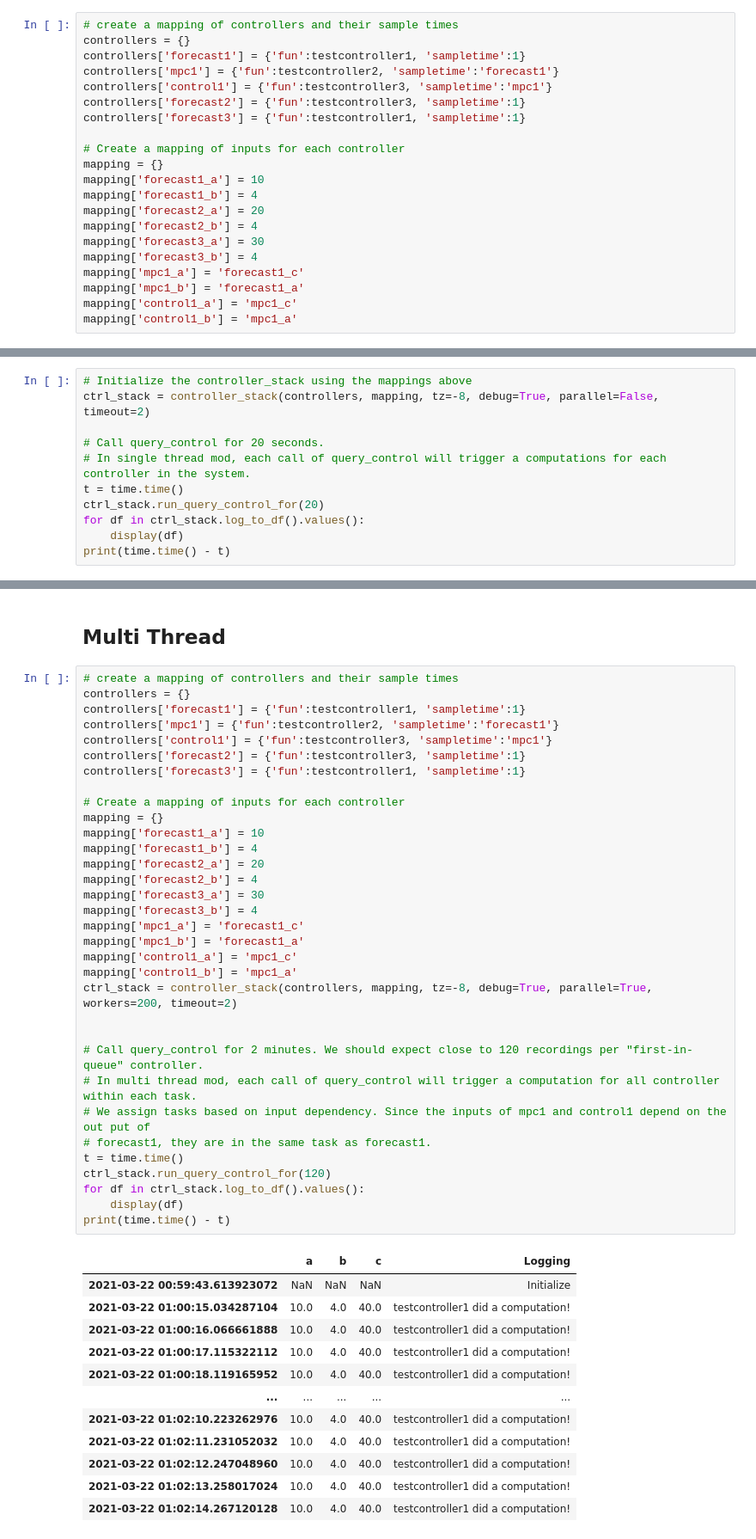
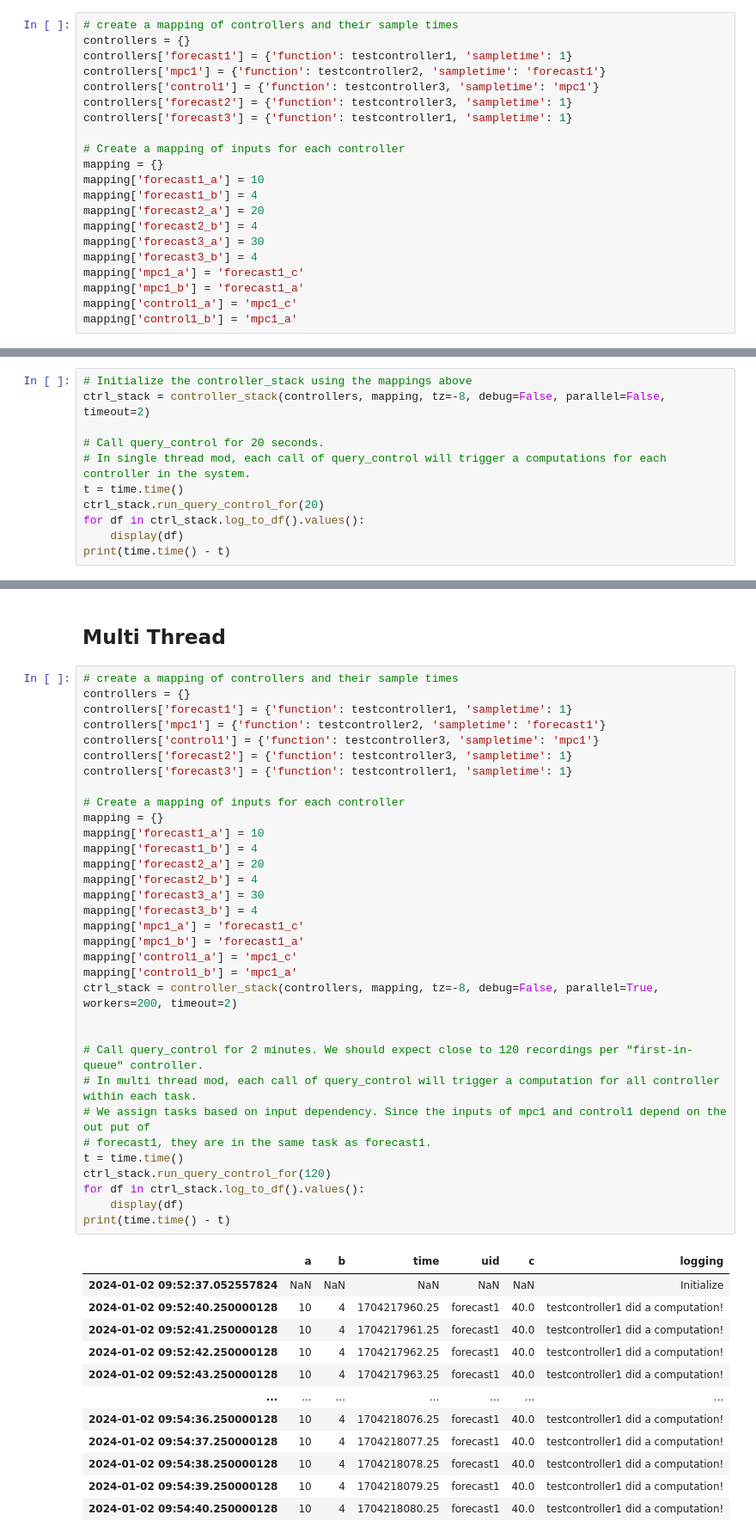
Before and after one commit to LBNL-ETA/FMLC, a Jupyter notebook: examples/Test.ipynb, the cells around one changed output, grey strips where cells are left out. Shown at 86% size. Saved outputs shown, nothing was run; the diff lists cells and outputs as text.

```diff
--- a/examples/Test.ipynb
+++ b/examples/Test.ipynb
@@ -71,11 +68,11 @@ Output {'c': 1804}
 # %%
 # create a mapping of controllers and their sample times
 controllers = {}
-controllers['forecast1'] = {'fun':testcontroller1, 'sampletime':1}
-controllers['mpc1'] = {'fun':testcontroller2, 'sampletime':'forecast1'}
-controllers['control1'] = {'fun':testcontroller3, 'sampletime':'mpc1'}
-controllers['forecast2'] = {'fun':testcontroller3, 'sampletime':1}
-controllers['forecast3'] = {'fun':testcontroller1, 'sampletime':1}
+controllers['forecast1'] = {'function': testcontroller1, 'sampletime': 1}
+controllers['mpc1'] = {'function': testcontroller2, 'sampletime': 'forecast1'}
+controllers['control1'] = {'function': testcontroller3, 'sampletime': 'mpc1'}
+controllers['forecast2'] = {'function': testcontroller3, 'sampletime': 1}
+controllers['forecast3'] = {'function': testcontroller1, 'sampletime': 1}
 
 # Create a mapping of inputs for each controller
 mapping = {}
@@ -93,7 +90,7 @@ mapping['control1_b'] = 'mpc1_a'
 ## Single Thread
 # %%
 # Initialize the controller_stack using the mappings above
-ctrl_stack = controller_stack(controllers, mapping, tz=-8, debug=True, parallel=False, timeout=2)
+ctrl_stack = controller_stack(controllers, mapping, tz=-8, debug=False, parallel=False, timeout=2)
 
 # Call query_control for 20 seconds.
 # In single thread mod, each call of query_control will trigger a computations for each controller in the system.
@@ -144,46 +171,46 @@ print(time.time() - t)
 # %%
 # create a mapping of controllers and their sample times
 controllers = {}
-controllers['forecast1'] = {'fun':testcontroller1, 'sampletime':1}
-controllers['mpc1'] = {'fun':testcontroller2, 'sampletime':'forecast1'}
-controllers['control1'] = {'fun':testcontroller3, 'sampletime':'mpc1'}
-controllers['forecast2'] = {'fun':testcontroller3, 'sampletime':1}
-controllers['forecast3'] = {'fun':testcontroller1, 'sampletime':1}
+controllers['forecast1'] = {'function': testcontroller1, 'sampletime': 1}
+controllers['mpc1'] = {'function': testcontroller2, 'sampletime': 'forecast1'}
+controllers['control1'] = {'function': testcontroller3, 'sampletime': 'mpc1'}
+controllers['forecast2'] = {'function': testcontroller3, 'sampletime': 1}
+controllers['forecast3'] = {'function': testcontroller1, 'sampletime': 1}
 
 # Create a mapping of inputs for each controller
 mapping = {}
 mapping['forecast1_a'] = 10
 mapping['forecast1_b'] = 4
 mapping['forecast2_a'] = 20
 mapping['forecast2_b'] = 4
 mapping['forecast3_a'] = 30
 mapping['forecast3_b'] = 4
 mapping['mpc1_a'] = 'forecast1_c'
 mapping['mpc1_b'] = 'forecast1_a'
 mapping['control1_a'] = 'mpc1_c'
 mapping['control1_b'] = 'mpc1_a'
-ctrl_stack = controller_stack(controllers, mapping, tz=-8, debug=True, parallel=True, workers=200, timeout=2)
+ctrl_stack = controller_stack(controllers, mapping, tz=-8, debug=False, parallel=True, workers=200, timeout=2)
 
 
 # Call query_control for 2 minutes. We should expect close to 120 recordings per "first-in-queue" controller.
 # In multi thread mod, each call of query_control will trigger a computation for all controller within each task.
 # We assign tasks based on input dependency. Since the inputs of mpc1 and control1 depend on the out put of
 # forecast1, they are in the same task as forecast1.
 t = time.time()
 ctrl_stack.run_query_control_for(120)
 for df in ctrl_stack.log_to_df().values():
     display(df)
 print(time.time() - t)
 # %% [output]
-|  | a | b | c | Logging |
-| 2021-03-22 00:59:43.613923072 | NaN | NaN | NaN | Initialize |
-| 2021-03-22 01:00:15.034287104 | 10.0 | 4.0 | 40.0 | testcontroller1 did a computation! |
-| 2021-03-22 01:00:16.066661888 | 10.0 | 4.0 | 40.0 | testcontroller1 did a computation! |
-| 2021-03-22 01:00:17.115322112 | 10.0 | 4.0 | 40.0 | testcontroller1 did a computation! |
-| 2021-03-22 01:00:18.119165952 | 10.0 | 4.0 | 40.0 | testcontroller1 did a computation! |
-| ... | ... | ... | ... | ... |
-| 2021-03-22 01:02:10.223262976 | 10.0 | 4.0 | 40.0 | testcontroller1 did a computation! |
-| 2021-03-22 01:02:11.231052032 | 10.0 | 4.0 | 40.0 | testcontroller1 did a computation! |
-| 2021-03-22 01:02:12.247048960 | 10.0 | 4.0 | 40.0 | testcontroller1 did a computation! |
-| 2021-03-22 01:02:13.258017024 | 10.0 | 4.0 | 40.0 | testcontroller1 did a computation! |
-| 2021-03-22 01:02:14.267120128 | 10.0 | 4.0 | 40.0 | testcontroller1 did a computation! |
+|  | a | b | time | uid | c | logging |
+| 2024-01-02 09:52:37.052557824 | NaN | NaN | NaN | NaN | NaN | Initialize |
+| 2024-01-02 09:52:40.250000128 | 10 | 4 | 1704217960.25 | forecast1 | 40.0 | testcontroller1 did a computation! |
+| 2024-01-02 09:52:41.250000128 | 10 | 4 | 1704217961.25 | forecast1 | 40.0 | testcontroller1 did a computation! |
+| 2024-01-02 09:52:42.250000128 | 10 | 4 | 1704217962.25 | forecast1 | 40.0 | testcontroller1 did a computation! |
+| 2024-01-02 09:52:43.250000128 | 10 | 4 | 1704217963.25 | forecast1 | 40.0 | testcontroller1 did a computation! |
+| ... | ... | ... | ... | ... | ... | ... |
+| 2024-01-02 09:54:36.250000128 | 10 | 4 | 1704218076.25 | forecast1 | 40.0 | testcontroller1 did a computation! |
+| 2024-01-02 09:54:37.250000128 | 10 | 4 | 1704218077.25 | forecast1 | 40.0 | testcontroller1 did a computation! |
+| 2024-01-02 09:54:38.250000128 | 10 | 4 | 1704218078.25 | forecast1 | 40.0 | testcontroller1 did a computation! |
+| 2024-01-02 09:54:39.250000128 | 10 | 4 | 1704218079.25 | forecast1 | 40.0 | testcontroller1 did a computation! |
+| 2024-01-02 09:54:40.250000128 | 10 | 4 | 1704218080.25 | forecast1 | 40.0 | testcontroller1 did a computation! |
```
Also changed, not shown: parts of 7 cells of this notebook, 1 other file.
